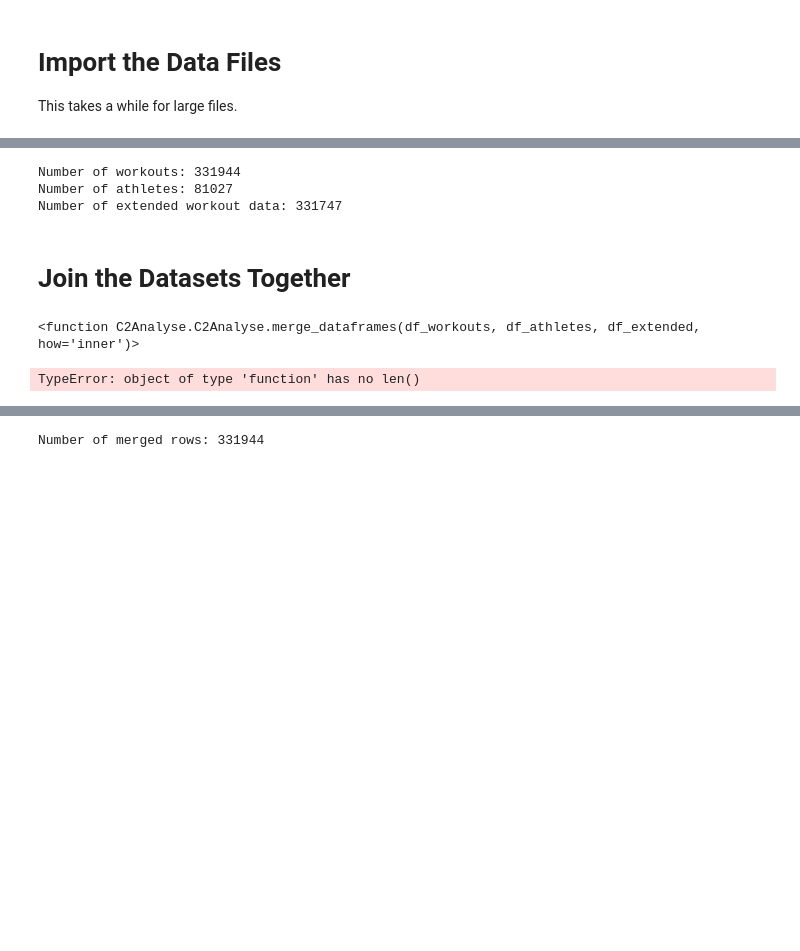
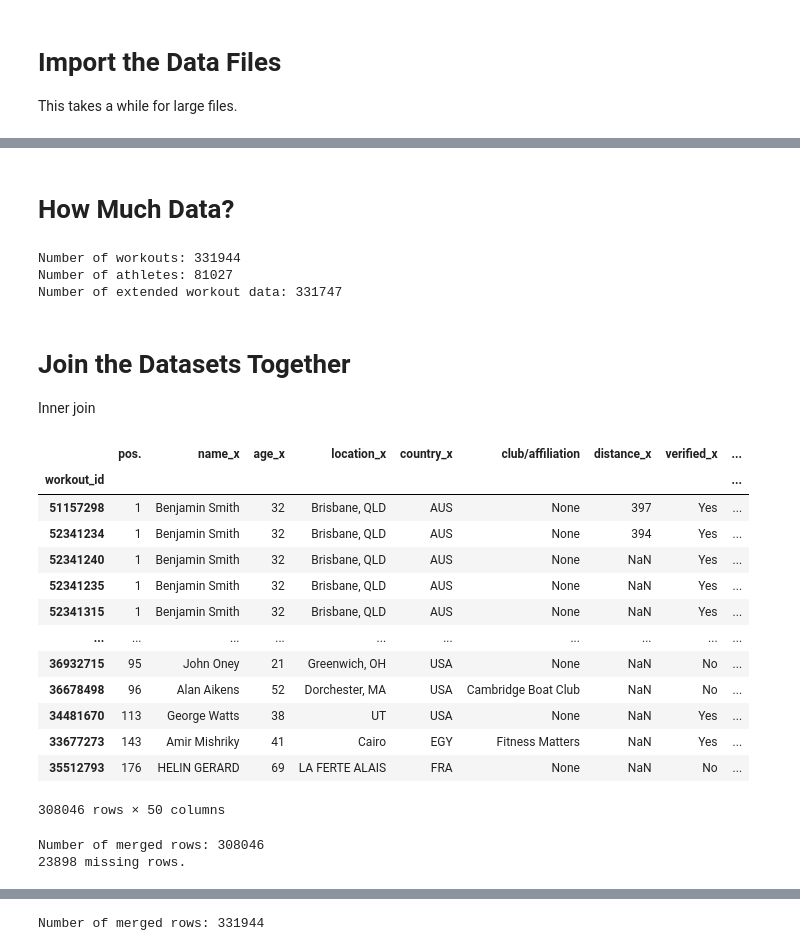
Before and after one commit to adhardy/Concept2-Logbook-Scraper, a Jupyter notebook: analysis.ipynb, the cells around one changed output, grey strips where cells are left out. Saved outputs shown, nothing was run; the diff lists cells and outputs as text; code cells hidden in the pictures; blank space fills up the shorter version.

Commit message:
cleaned up columns

```diff
--- a/analysis.ipynb
+++ b/analysis.ipynb
@@ -2,23 +2,24 @@
 import json
 import pandas as pd
 import C2Analyse
-from C2Analyse import C2Analyse
+import C2Analyse as C2A
 import matplotlib.pyplot as plt
+import importlib
+import re
+import missingno as msno
+importlib.reload(C2A)
 
 pd.options.display.max_columns = None
-verbose = 0
+verbose = 1
+reload_data = 0
 # %% [markdown]
 # Import the Data Files
 This takes a while for large files.
 # %%
-df_athletes = C2Analyse.load_C2scrape_data("output/C2Athletes.json")
-df_athletes.index.set_names("profile_id", inplace=True)
-df_extended = C2Analyse.load_C2scrape_data("output/C2Extended.json")
-df_extended.index.set_names("workout_id", inplace=True)
-df_workouts = C2Analyse.load_C2scrape_data("output/C2Workouts.json")
-df_workouts.index.set_names("workout_id", inplace=True)
-
-if verbose == 1:
-    display(df_athletes)
-    display(df_extended)
-    display(df_workouts)
+if reload_data == 1:
+    df_athletes = C2A.df.load_from_file("output/C2Athletes.json")
+    df_athletes.index.set_names("profile_id", inplace=True)
+    df_extended = C2A.df.load_from_file("output/C2Extended.json")
+    df_extended.index.set_names("workout_id", inplace=True)
+    df_workouts = C2A.df.load_from_file("output/C2Workouts.json")
+    df_workouts.index.set_names("workout_id", inplace=True)
@@ -27,3 +74,5 @@ if verbose == 1:
+# %% [markdown]
+# How Much Data?
 # %%
 print(f"Number of workouts: {len(df_workouts)}")
 print(f"Number of athletes: {len(df_athletes)}")
@@ -37,10 +86,30 @@ Number of athletes: 81027
 Number of extended workout data: 331747
 # %% [markdown]
 # Join the Datasets Together
+
+Inner join
 # %%
-df_merge = C2Analyse.merge_dataframes
-display(df_merge)
+df_merge = C2A.df.merge(df_workouts, df_athletes, df_extended)
+
+if verbose == 1:
+    display(df_merge)
+
 print(f"Number of merged rows: {len(df_merge)}")
+print(f"{len(df_workouts)-len(df_merge)} missing rows.")
 # %% [output]
+|  | pos. | name_x | age_x | location_x | country_x | club/affiliation | distance_x | verified_x | ... |
+| workout_id |  |  |  |  |  |  |  |  | ... |
+| 51157298 | 1 | Benjamin Smith | 32 | Brisbane, QLD | AUS | None | 397 | Yes | ... |
+| 52341234 | 1 | Benjamin Smith | 32 | Brisbane, QLD | AUS | None | 394 | Yes | ... |
+| 52341240 | 1 | Benjamin Smith | 32 | Brisbane, QLD | AUS | None | NaN | Yes | ... |
+| 52341235 | 1 | Benjamin Smith | 32 | Brisbane, QLD | AUS | None | NaN | Yes | ... |
+| 52341315 | 1 | Benjamin Smith | 32 | Brisbane, QLD | AUS | None | NaN | Yes | ... |
+| ... | ... | ... | ... | ... | ... | ... | ... | ... | ... |
+| 36932715 | 95 | John Oney | 21 | Greenwich, OH | USA | None | NaN | No | ... |
+| 36678498 | 96 | Alan Aikens | 52 | Dorchester, MA | USA | Cambridge Boat Club | NaN | No | ... |
+| 34481670 | 113 | George Watts | 38 | UT | USA | None | NaN | Yes | ... |
+| 33677273 | 143 | Amir Mishriky | 41 | Cairo | EGY | Fitness Matters | NaN | Yes | ... |
+| 35512793 | 176 | HELIN GERARD | 69 | LA FERTE ALAIS | FRA | None | NaN | No | ... |
-<function C2Analyse.C2Analyse.merge_dataframes(df_workouts, df_athletes, df_extended, how='inner')>
+308046 rows × 50 columns
-TypeError: object of type 'function' has no len()
+Number of merged rows: 308046
+23898 missing rows.
```
Also changed, not shown: parts of 23 cells of this notebook, 1 other file.
